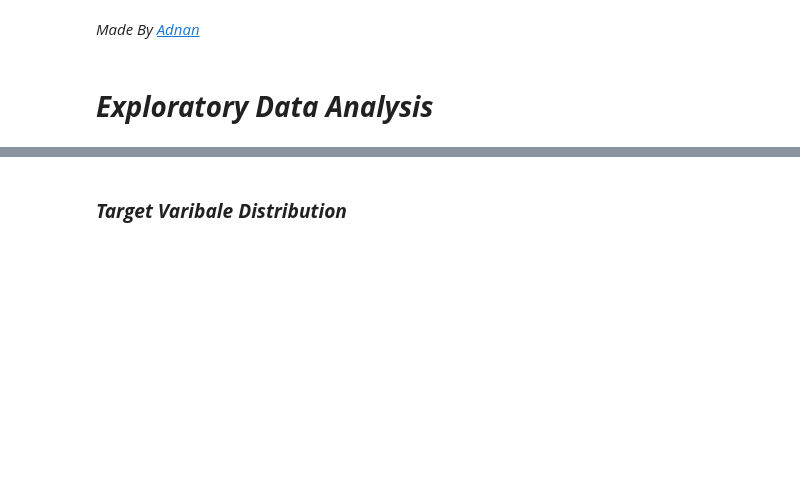
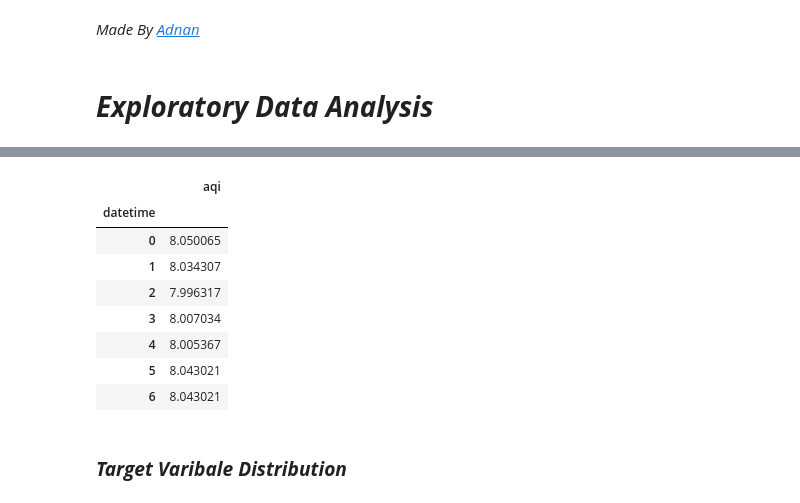
Before and after one commit to adnaaaen/air-quality-index-analysis, a Jupyter notebook: notebooks/02_eda.ipynb, the cells around one changed output, grey strips where cells are left out. Cells and saved outputs as stored; diff of their text form; code cells hidden in the pictures; blank space fills up the shorter version.

```diff
--- a/notebooks/02_eda.ipynb
+++ b/notebooks/02_eda.ipynb
@@ -31,3 +49,15 @@ categorical_variables = df.select_dtypes("O")
+# %%
+df.groupby(df["datetime"].dt.weekday)[["aqi"]].max()
+# %% [output]
+|  | aqi |
+| datetime |  |
+| 0 | 8.050065 |
+| 1 | 8.034307 |
+| 2 | 7.996317 |
+| 3 | 8.007034 |
+| 4 | 8.005367 |
+| 5 | 8.043021 |
+| 6 | 8.043021 |
 # %% [markdown]
 ### ***Target Varibale Distribution***
 # %%
```
Also changed, not shown: parts of 7 cells of this notebook, 9 other files.
